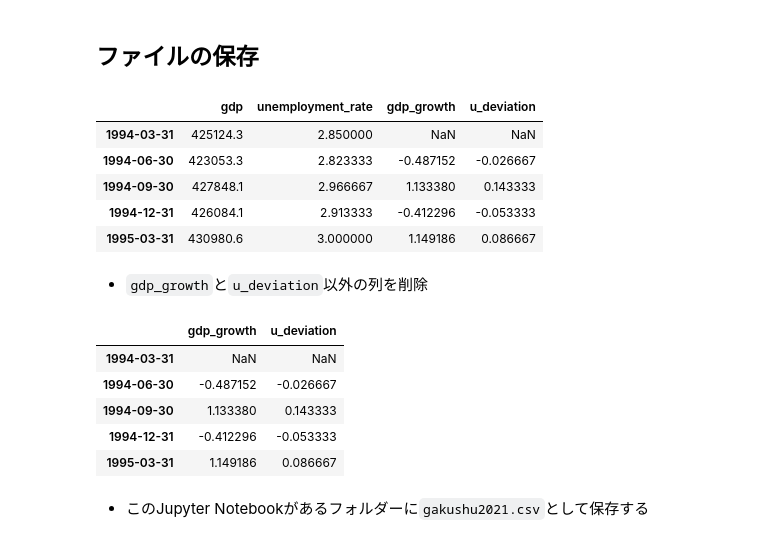
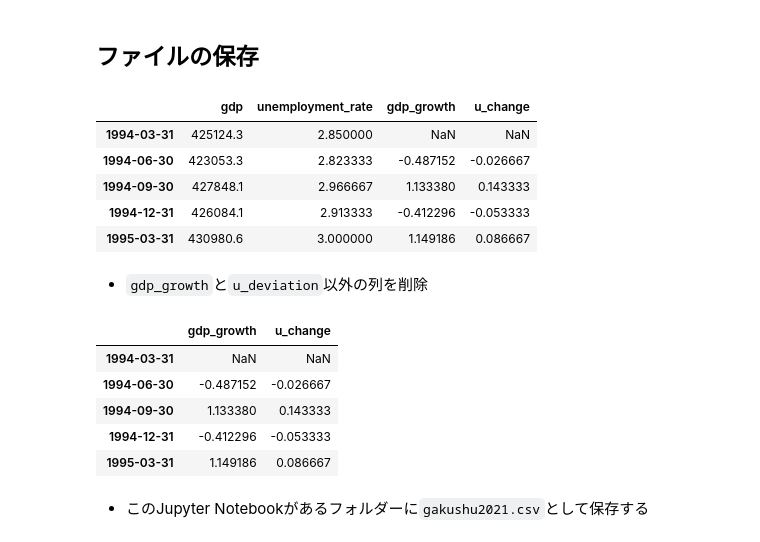
Before and after one commit to Haruyama-KobeU/gakushu2021, a Jupyter notebook: 学習のために2021.ipynb, the cells around one changed output. Cells and saved outputs as stored; diff of their text form; code cells hidden in the pictures.

Commit message:
u_deviation -> u_change

```diff
--- a/学習のために2021.ipynb
+++ b/学習のために2021.ipynb
@@ -154,13 +154,13 @@ df['gdp_growth'] = 100*df['gdp'].pct_change()
 # %% [markdown]
 * 失業率の乖離の計算
 # %%
-df['u_deviation'] = df['unemployment_rate'].diff()
+df['u_change'] = df['unemployment_rate'].diff()
 # %% [markdown]
 ## ファイルの保存
 # %%
 df.head()
 # %% [output]
-|  | gdp | unemployment_rate | gdp_growth | u_deviation |
+|  | gdp | unemployment_rate | gdp_growth | u_change |
 | 1994-03-31 | 425124.3 | 2.850000 | NaN | NaN |
 | 1994-06-30 | 423053.3 | 2.823333 | -0.487152 | -0.026667 |
 | 1994-09-30 | 427848.1 | 2.966667 | 1.133380 | 0.143333 |
@@ -169,10 +169,10 @@ df.head()
 # %% [markdown]
 * `gdp_growth`と`u_deviation`以外の列を削除
 # %%
-df = df[['gdp_growth','u_deviation']]
+df = df[['gdp_growth','u_change']]
 df.head()
 # %% [output]
-|  | gdp_growth | u_deviation |
+|  | gdp_growth | u_change |
 | 1994-03-31 | NaN | NaN |
 | 1994-06-30 | -0.487152 | -0.026667 |
 | 1994-09-30 | 1.133380 | 0.143333 |
```
Also changed, not shown: parts of 9 cells of this notebook.
